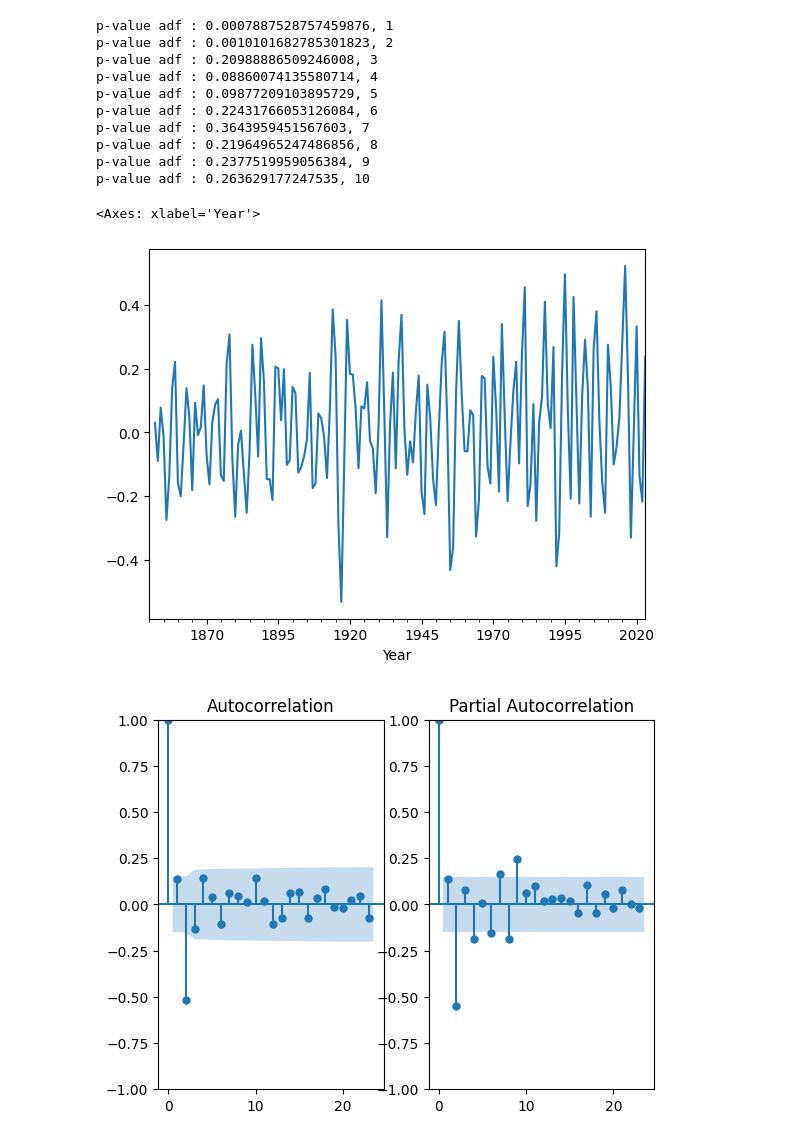
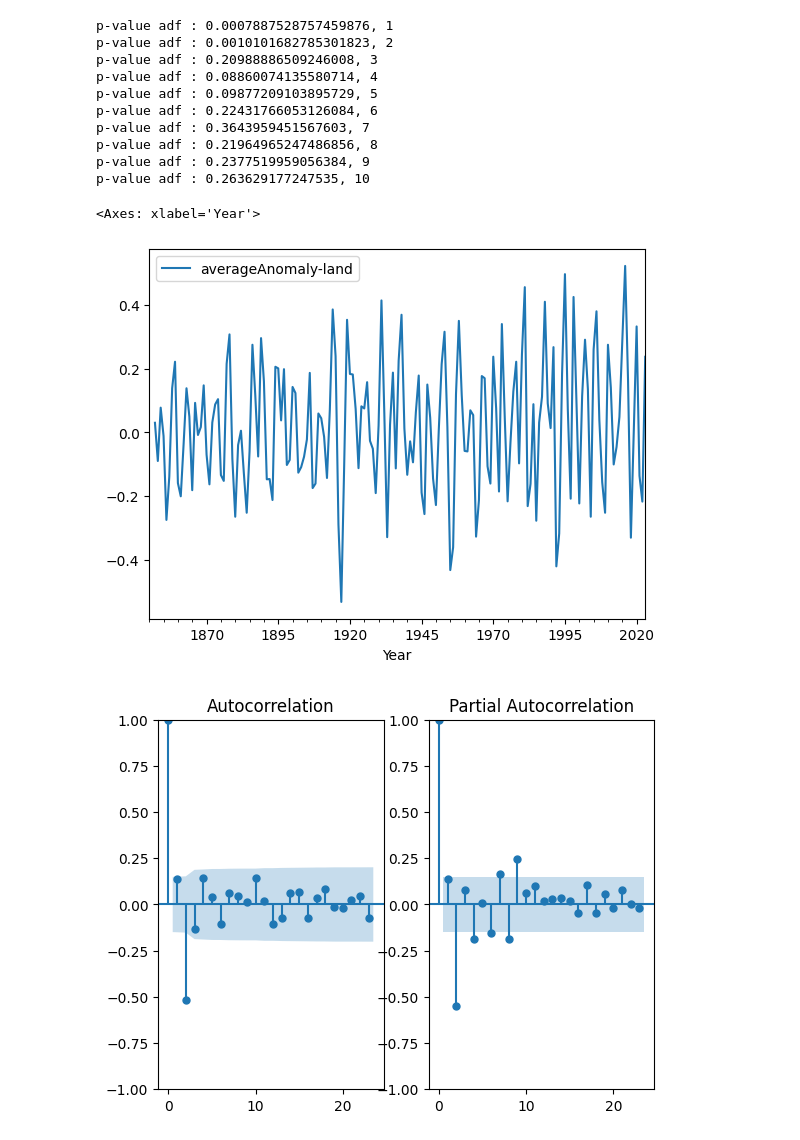
Before and after one commit to rodrigju/TimeSeries_ML, a Jupyter notebook: ML_projet.ipynb, the cells around one changed output. Saved outputs shown, nothing was run; the diff lists cells and outputs as text; code cells hidden in the pictures.

```diff
--- a/ML_projet.ipynb
+++ b/ML_projet.ipynb
@@ -882,10 +924,10 @@ p-value adf : 0.21964965247486856, 8
 p-value adf : 0.2377519959056384, 9
 p-value adf : 0.263629177247535, 10
 # %%
-xd_land =  x_land.diff(2)
+xd_land =  temperature_land_series.diff(2)
 
 xd_land.plot()
 # %% [output]
 <Axes: xlabel='Year'>
-[figure, old version]
+[figure, new version]
 # %%
```
Also changed, not shown: parts of 107 cells of this notebook.
